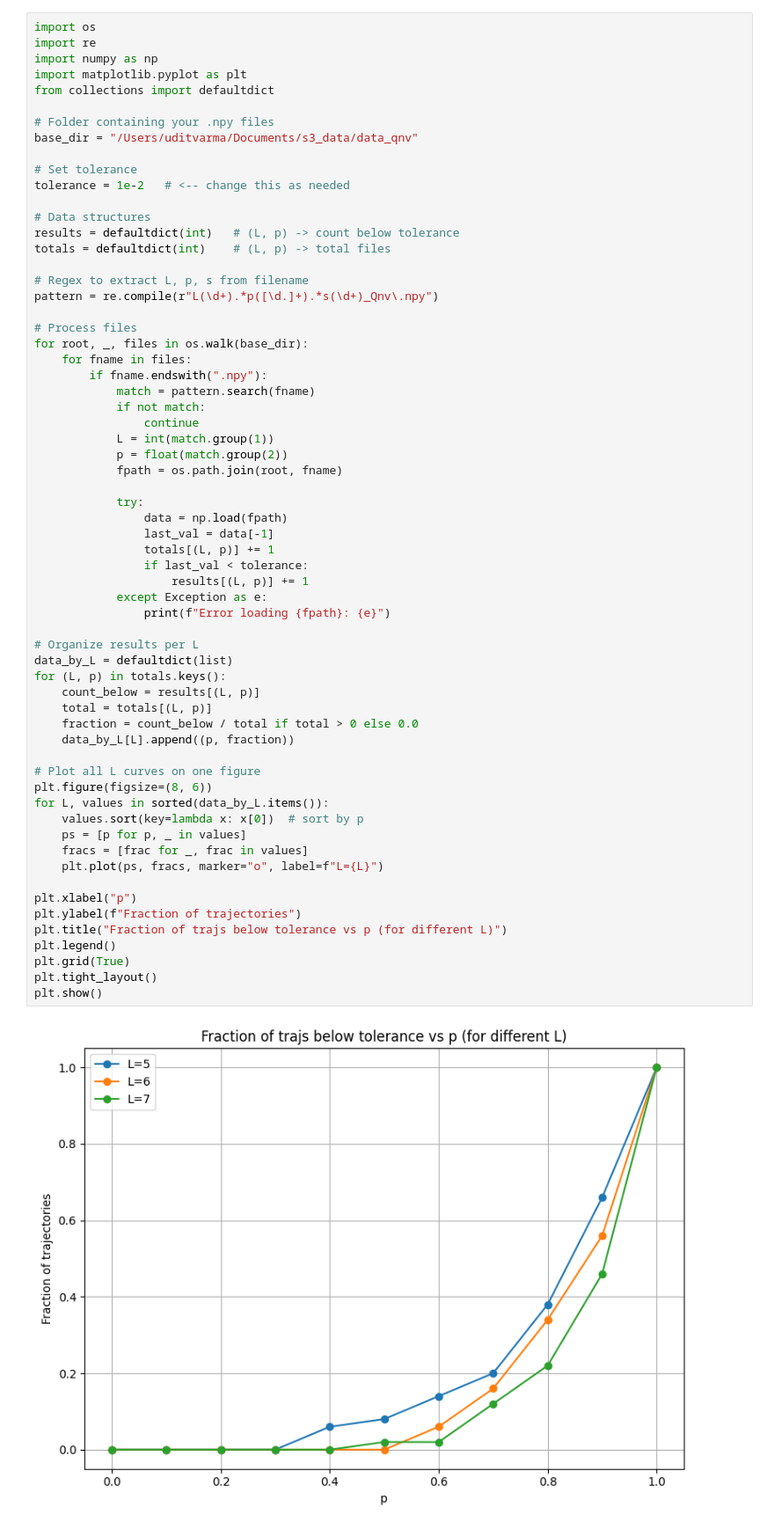
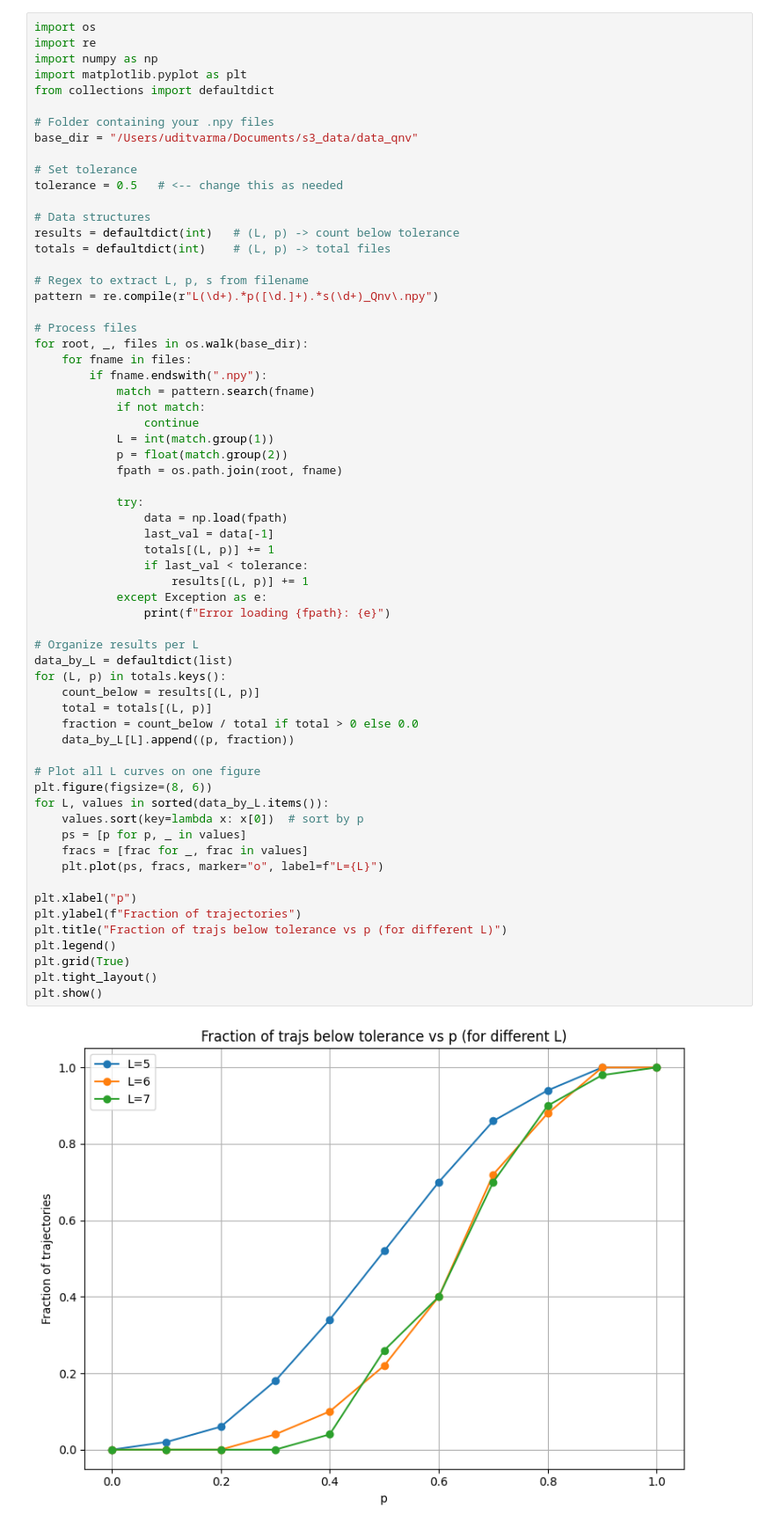
Before and after one commit to uditvarma/s3, a Jupyter notebook: helper_py.ipynb, the cells around one changed output. Shown at 88% size. Drawn from its saved outputs; the diff is of its cells as text.

```diff
--- a/helper_py.ipynb
+++ b/helper_py.ipynb
@@ -2182,7 +2182,7 @@ from collections import defaultdict
 base_dir = "/Users/uditvarma/Documents/s3_data/data_qnv"
 
 # Set tolerance
-tolerance = 1e-2   # <-- change this as needed
+tolerance = 0.5   # <-- change this as needed
 
 # Data structures
 results = defaultdict(int)   # (L, p) -> count below tolerance
@@ -2208,31 +2208,31 @@ for root, _, files in os.walk(base_dir):
                 totals[(L, p)] += 1
                 if last_val < tolerance:
                     results[(L, p)] += 1
             except Exception as e:
                 print(f"Error loading {fpath}: {e}")
 
 # Organize results per L
 data_by_L = defaultdict(list)
 for (L, p) in totals.keys():
     count_below = results[(L, p)]
     total = totals[(L, p)]
     fraction = count_below / total if total > 0 else 0.0
     data_by_L[L].append((p, fraction))
 
 # Plot all L curves on one figure
 plt.figure(figsize=(8, 6))
 for L, values in sorted(data_by_L.items()):
     values.sort(key=lambda x: x[0])  # sort by p
     ps = [p for p, _ in values]
     fracs = [frac for _, frac in values]
     plt.plot(ps, fracs, marker="o", label=f"L={L}")
 
 plt.xlabel("p")
 plt.ylabel(f"Fraction of trajectories")
 plt.title("Fraction of trajs below tolerance vs p (for different L)")
 plt.legend()
 plt.grid(True)
 plt.tight_layout()
 plt.show()
 # %% [output]
-[figure, old version]
+[figure, new version]
```
Also changed, not shown: 2 other files.
